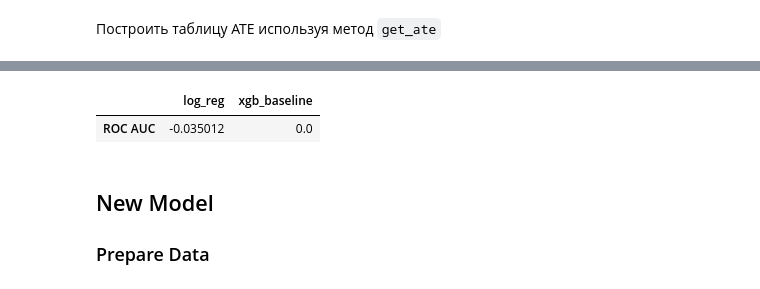
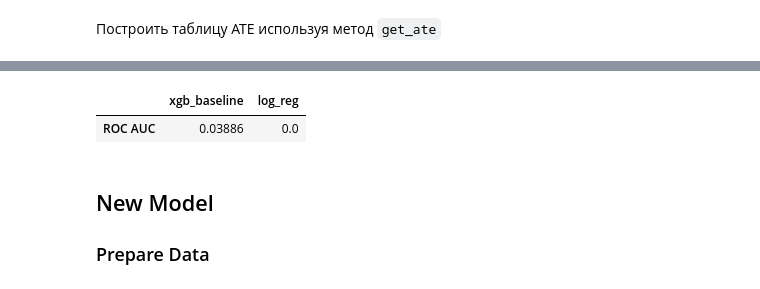
Before and after one commit to maxkvant/MLBD, a Jupyter notebook: gradient_boosting/notebooks/xgboost.ipynb, the cells around one changed output, grey strips where cells are left out. Drawn from its saved outputs; the diff is of its cells as text; code cells hidden in the pictures.

```diff
--- a/gradient_boosting/notebooks/xgboost.ipynb
+++ b/gradient_boosting/notebooks/xgboost.ipynb
@@ -265,8 +267,8 @@ all_metrics
 # %%
-get_ate(all_metrics, 'xgb_baseline')
+get_ate(all_metrics, 'log_reg')
 # %% [output]
-|  | log_reg | xgb_baseline |
-| ROC AUC | -0.035012 | 0.0 |
+|  | xgb_baseline | log_reg |
+| ROC AUC | 0.03886 | 0.0 |
 # %% [markdown]
 ## New Model
 ### Prepare Data
```
Also changed, not shown: parts of 40 cells of this notebook.
